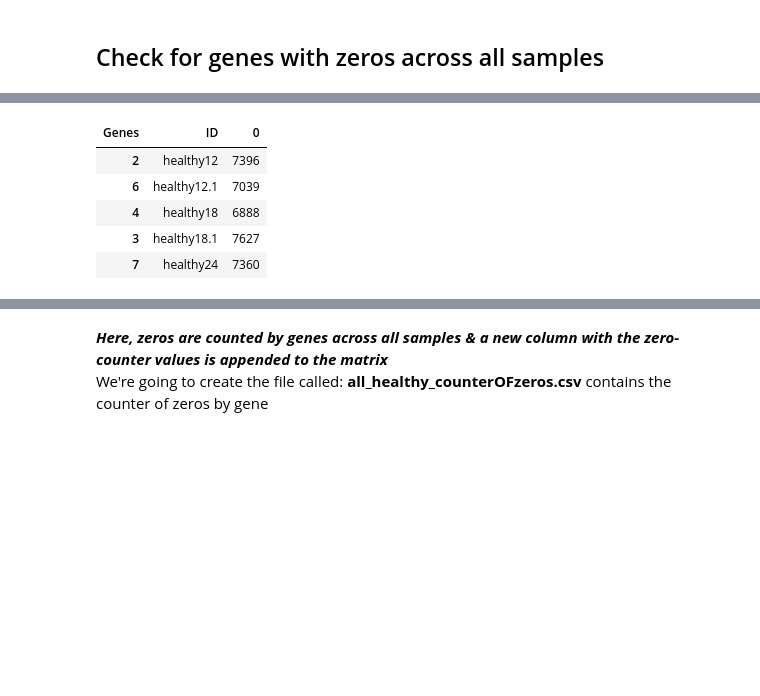
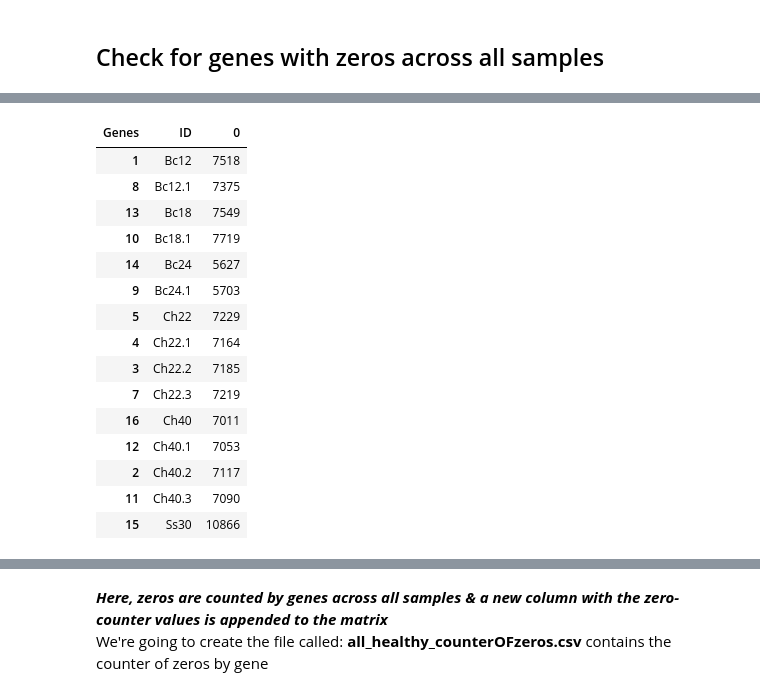
Before and after one commit to cyntsc/meta-analisis-athal, a Jupyter notebook: notebooks/2_Matrix_A_integrate_raw_counts.ipynb, the cells around one changed output, grey strips where cells are left out. Saved outputs shown, nothing was run; the diff lists cells and outputs as text; code cells hidden in the pictures; blank space fills up the shorter version.

```diff
--- a/notebooks/2_Matrix_A_integrate_raw_counts.ipynb
+++ b/notebooks/2_Matrix_A_integrate_raw_counts.ipynb
@@ -278,21 +287,30 @@ df1.head(5)
 # %%
 ## Check number of zeros by sample
 sr_ceros = df1.isin([0]).sum()
 type(sr_ceros)
 ## transform the pandas serie into a pandas df
 df_ceros = sr_ceros.to_frame()
 ## format the df (idx)
 df_ceros.columns = df_ceros.iloc[0]
 df_ceros = df_ceros.drop(df_ceros.index[0])
 #df_ceros.head()
 ## call a function to set ID labels
 df_ceros = df_with_label_ID(df_ceros)
-df_ceros.to_csv("../results-data/tmp/matrix_A_zerosBysample_"+ general_titles.strip() +".csv", index=False, header=True)
-df_ceros.head(5)
+#df_ceros.to_csv("../results-data/tmp/matrix_A_zerosBysample_"+ general_titles.strip() +".csv", index=False, header=True)
 # %% [output]
 | Genes | ID | 0 |
-| 2 | healthy12 | 7396 |
-| 6 | healthy12.1 | 7039 |
-| 4 | healthy18 | 6888 |
-| 3 | healthy18.1 | 7627 |
-| 7 | healthy24 | 7360 |
+| 1 | Bc12 | 7518 |
+| 8 | Bc12.1 | 7375 |
+| 13 | Bc18 | 7549 |
+| 10 | Bc18.1 | 7719 |
+| 14 | Bc24 | 5627 |
+| 9 | Bc24.1 | 5703 |
+| 5 | Ch22 | 7229 |
+| 4 | Ch22.1 | 7164 |
+| 3 | Ch22.2 | 7185 |
+| 7 | Ch22.3 | 7219 |
+| 16 | Ch40 | 7011 |
+| 12 | Ch40.1 | 7053 |
+| 2 | Ch40.2 | 7117 |
+| 11 | Ch40.3 | 7090 |
+| 15 | Ss30 | 10866 |
```
Also changed, not shown: parts of 12 cells of this notebook, 3 other files.
